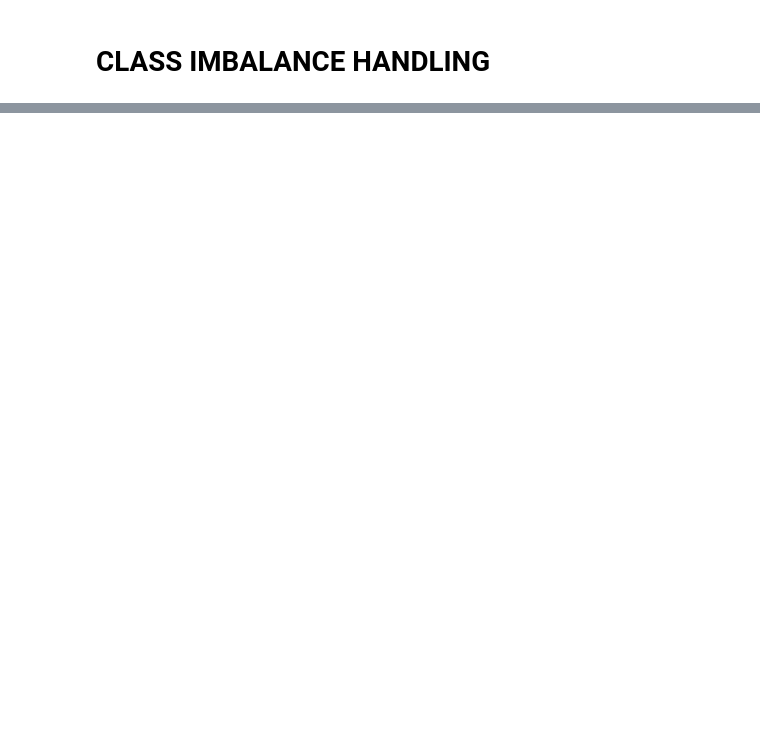
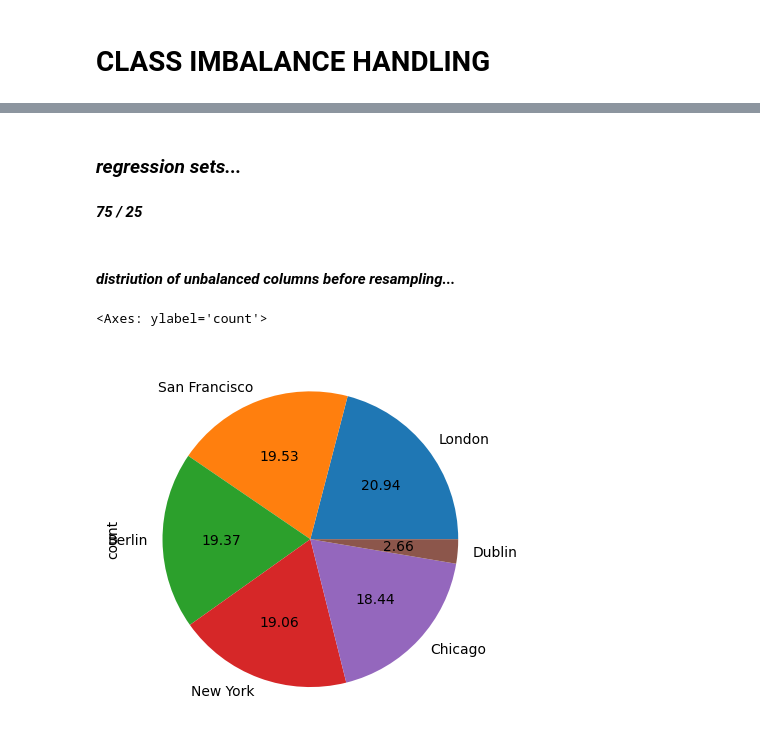
Before and after one commit to MatthewHealy02/Machine-Learning-CA1-CA2, a Jupyter notebook: MLCA2 sba24213.ipynb, the cells around one changed output, grey strips where cells are left out. Cells and saved outputs as stored; diff of their text form; code cells hidden in the pictures; blank space fills up the shorter version.

```diff
--- a/MLCA2 sba24213.ipynb
+++ b/MLCA2 sba24213.ipynb
@@ -790,5 +890,13 @@ class_X_train90, class_X_test10, class_y_train90, class_y_test10 = train_test_sp
 # %% [markdown]
 ### _**regression sets...**_
+# %%
+# create feature and test instances of the isolated rare class for
+# regression sets;
+
+rX_manual_class = seperated_class.drop(columns = ['Bike Rental Cost ($)',
+                                                  'Ride Duration (min)'])
+
+ry_manual_class = seperated_class['Bike Rental Cost ($)']
 # %% [markdown]
 _**75 / 25**_
 # %%
@@ -796,13 +904,30 @@ _**75 / 25**_
 # into training and testing sets with a 75 / 25 split ratio passing
 # {regress_features} and {regress_target} as input;
 
-regress_X_train75, regress_X_test25, regress_y_train75, regress_y_test25 = train_test_split(regress_features,
-                                                                                            regress_target,
-                                                                                            random_state = 42,
-                                                                                            test_size = 0.25)
+(regress_X_train75,
+ regress_X_test25,
+ regress_y_train75,
+ regress_y_test25) = train_test_split(regress_features,
+                                      regress_target,
+                                      random_state = 42,
+                                      test_size = 0.25)
 
-                                                                                            # stratification is not necessary
-                                                                                            # for regression related train/test/splits
+                                      # stratification is not necessary for
+                                      # regression split sets
+
+# append the isolated class to each split;
+
+regress_X_train75 = pd.concat([regress_X_train75,
+                             rX_manual_class])
+
+regress_X_test25 = pd.concat([regress_X_test25,
+                            rX_manual_class])
+
+regress_y_train75 = pd.concat([regress_y_train75,
+                             ry_manual_class])
+
+regress_y_test25 = pd.concat([regress_y_test25,
+                            ry_manual_class])
 # %% [markdown]
 _**90 / 10**_
 # %%
@@ -1006,0 +1199,11 @@ regress_X_test10 = regress_X_test10.rename(columns = {'City_Berlin': 'Berlin',
+# %% [markdown]
+### _**regression sets...**_
+# %% [markdown]
+_**75 / 25**_
+# %% [markdown]
+#### _distriution of unbalanced columns before resampling..._
+# %%
+regress_X_train75['City'].value_counts().plot.pie(autopct = '%.2f')
+# %% [output]
+<Axes: ylabel='count'>
+[figure, added]
```
Also changed, not shown: parts of 130 cells of this notebook.
